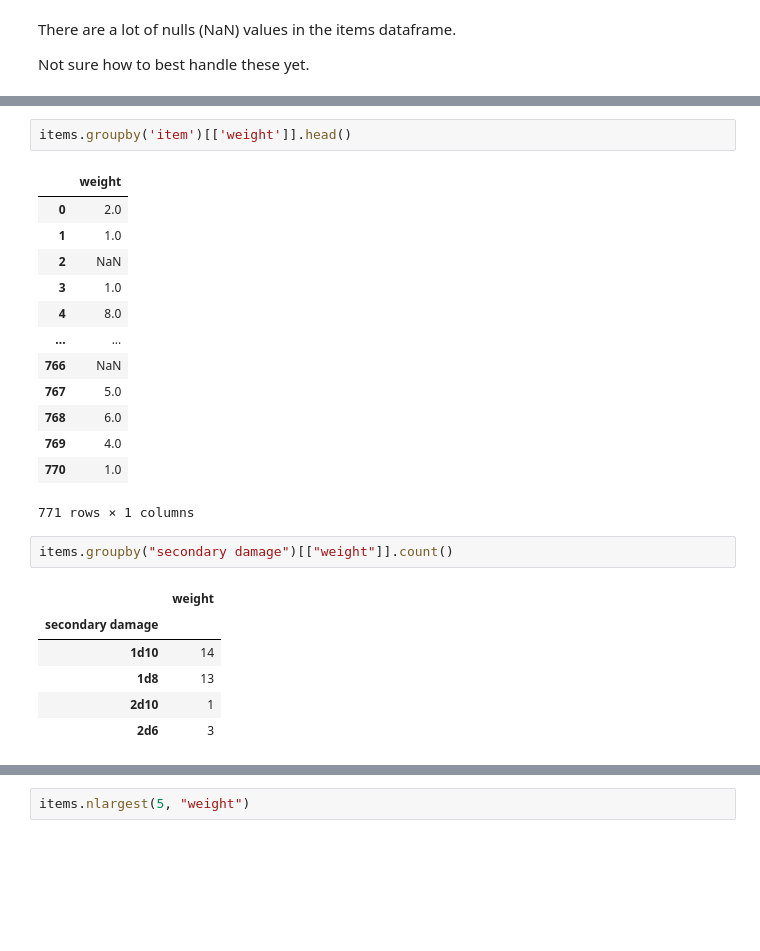
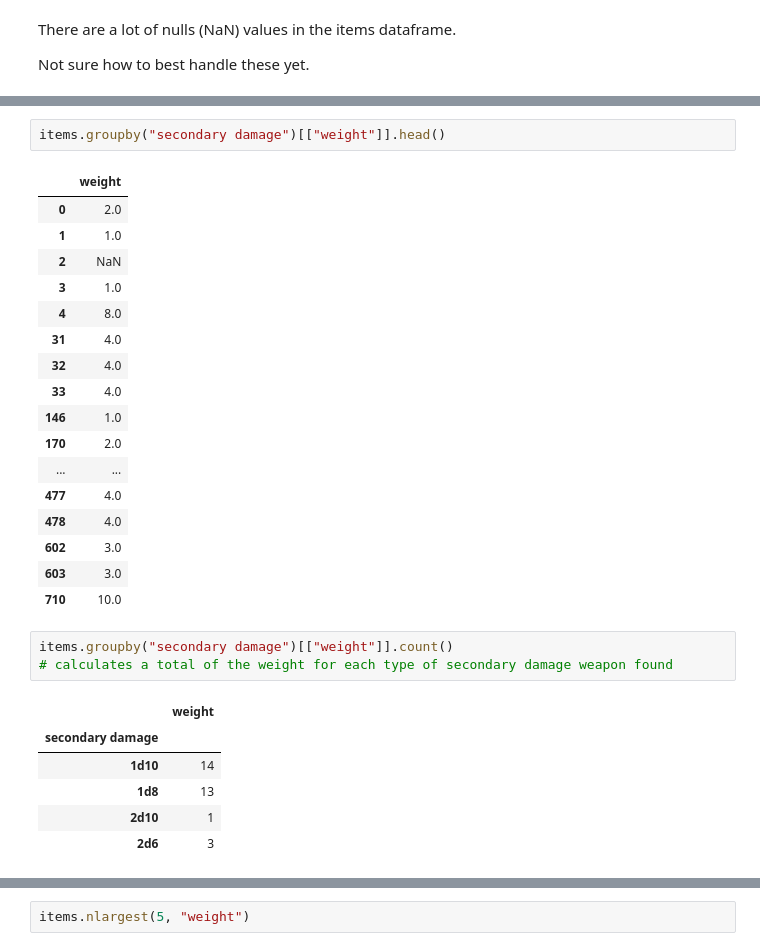
Before and after one commit to speudusa/eda-checkpoint, a Jupyter notebook: checkpoint-two.ipynb, the cells around one changed output, grey strips where cells are left out. Drawn from its saved outputs; the diff is of its cells as text; blank space fills up the shorter version.

Commit message:
eda started on second table

```diff
--- a/checkpoint-two.ipynb
+++ b/checkpoint-two.ipynb
@@ -136,21 +183,26 @@ Not sure how to best handle these yet.
 # %%
-items.groupby('item')[['weight']].head()
+items.groupby("secondary damage")[["weight"]].head()
 # %% [output]
 |  | weight |
 | 0 | 2.0 |
 | 1 | 1.0 |
 | 2 | NaN |
 | 3 | 1.0 |
 | 4 | 8.0 |
+| 31 | 4.0 |
+| 32 | 4.0 |
+| 33 | 4.0 |
+| 146 | 1.0 |
+| 170 | 2.0 |
 | ... | ... |
-| 766 | NaN |
-| 767 | 5.0 |
-| 768 | 6.0 |
-| 769 | 4.0 |
-| 770 | 1.0 |
+| 477 | 4.0 |
+| 478 | 4.0 |
+| 602 | 3.0 |
+| 603 | 3.0 |
+| 710 | 10.0 |
-771 rows × 1 columns
 # %%
 items.groupby("secondary damage")[["weight"]].count()
+# calculates a total of the weight for each type of secondary damage weapon found
 # %% [output]
 |  | weight |
 | secondary damage |  |
```
Also changed, not shown: parts of 45 cells of this notebook.
